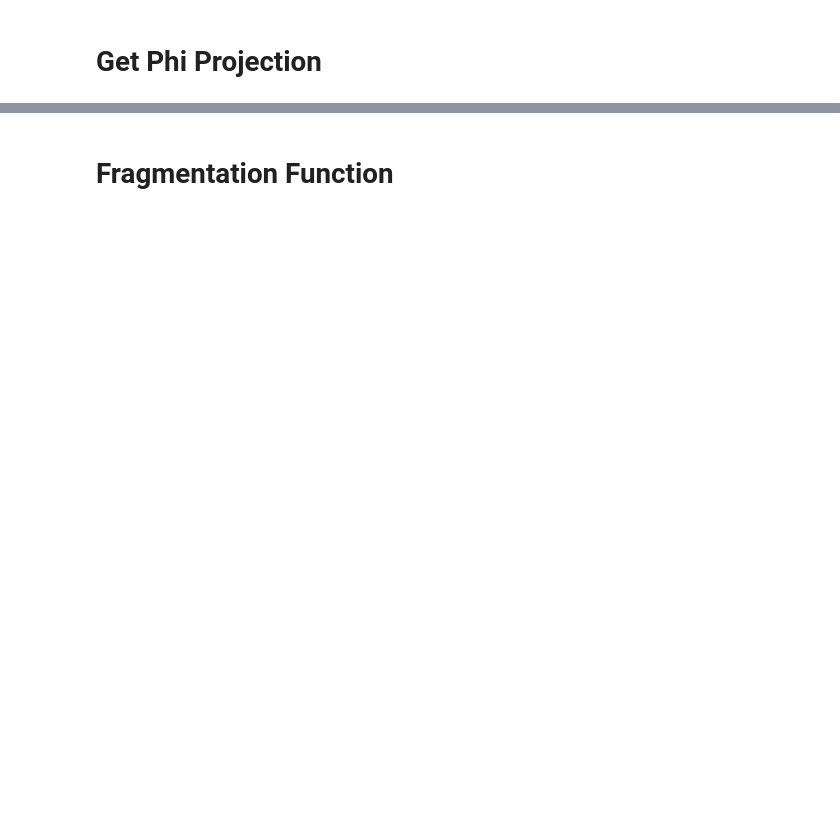
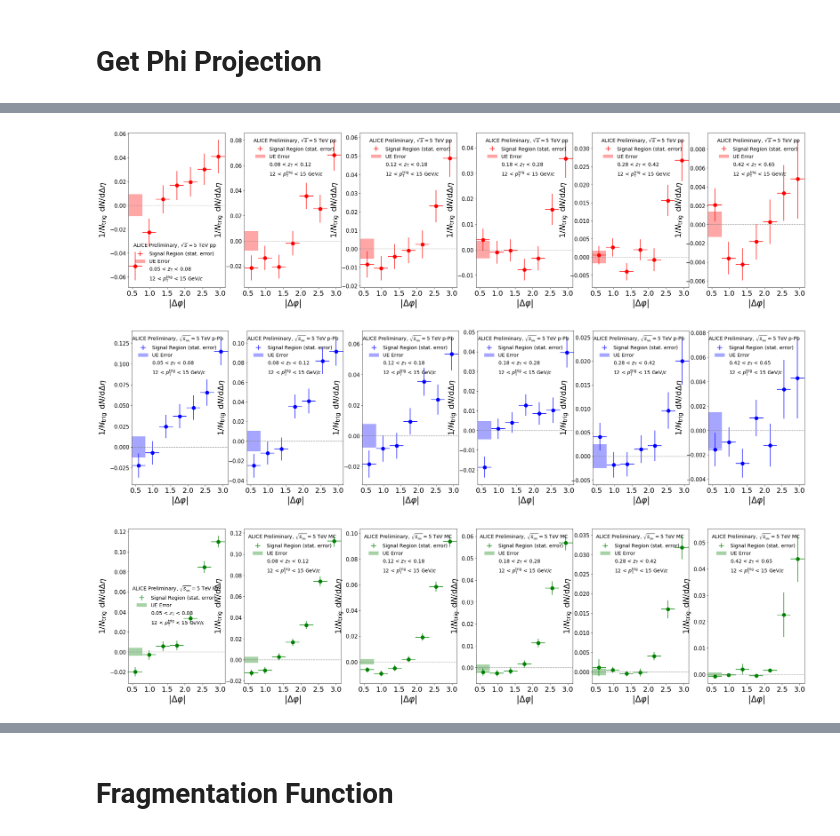
Before and after one commit to miguelignacio/CorrelationAnalysis, a Jupyter notebook: NtupleAnalysis/correlation.ipynb, the cells around one changed output, grey strips where cells are left out. Cells and saved outputs as stored; diff of their text form; code cells hidden in the pictures; blank space fills up the shorter version.

```diff
--- a/NtupleAnalysis/correlation.ipynb
+++ b/NtupleAnalysis/correlation.ipynb
@@ -1685,0 +723,9 @@ E_Shower = [0.0,0.0,0.33,0.10,0.06,0.01,0.0]
+# %%
+pp_CSR = (pp_CSR - (1-purity)*pp_CBR)/purity
+pPb_CSR = (pPb_CSR - (1-purity)*pPb_CBR)/purity
+
+pp_CSR_Errors = pp_CSR_Errors/purity
+pPb_CSR_Errors = pPb_CSR_Errors/purity
+
+pp_LE_Error = pp_LE_Error/purity
+pPb_LE_Error = pPb_LE_Error/purity
@@ -1685,0 +753,64 @@ E_Shower = [0.0,0.0,0.33,0.10,0.06,0.01,0.0]
+# %%
+for ztb in range (NzT):
+    Apply_Corrections(pp_CSR[ztb])
+    Apply_Corrections(pp_CSR_Errors[ztb])
+
+    Apply_Corrections(pPb_CSR[ztb])
+    Apply_Corrections(pPb_CSR_Errors[ztb])
+
+    Apply_Corrections(pp_LE_Error[ztb])
+    Apply_Corrections(pPb_LE_Error[ztb])
+# %%
+for sys,ifile in zip(Systems,Files):
+
+    SYS=sys
+
+    if (sys == "p-Pb"):
+        SYS = "pPb" #can't have -
+        sys_color = 'blue'
+    elif(sys == "pp"):
+        sys_color = 'red'
+    elif(sys == "MC"):
+         sys_color = 'green'
+
+
+    fig = plt.figure(figsize=(34,8))
+    for ipt in range (3):
+        if (ipt > 0): continue
+        ipt = ipt+2
+        for izt in range (zT_offset,NzT+zT_offset):
+            ztb = izt-zT_offset
+
+            if (NzT == 4):
+                ax = fig.add_subplot(1,4,(ztb+1))
+            elif (NzT == 6):
+                ax = fig.add_subplot(1,6,(ztb+1))
+
+            ax.plot(delta_phi_centers,vars()["%s_CSR"%(SYS)][ztb],'bo',color=sys_color,ms=10)
+            s_plot = ax.errorbar(delta_phi_centers,vars()["%s_CSR"%(SYS)][ztb],xerr=phi_width,
+                yerr=vars()["%s_CSR_Errors"%(SYS)][ztb],fmt=None,ecolor=sys_color,label='Signal Region (stat. error)')
+            UE_Band = ax.fill_between(ue_error_bar,-vars()["%s_LE_Error"%(SYS)][ztb],vars()["%s_LE_Error"%(SYS)][ztb],facecolor=sys_color,alpha=0.35)
+            plt.axhline(y=0,color='gray',linestyle='--',linewidth=1.3,alpha=0.8)
+
+
+            plt.xlabel(r'|$\Delta \varphi$|',fontsize=fsize+4)
+            plt.xticks(fontsize=(fsize))
+            plt.xlim((0.39269908169872414,3.14159))
+            plt.ylabel(r'$1/N_{\mathrm{trig}} \: \: \mathrm{d}N/\mathrm{d}\Delta\eta$',fontsize=fsize+2)
+            #plt.ylim((0,1.2*max(Sig_LE_Phi_Array)))
+            empt, = ax.plot([], [], ' ')
+            empt2, = ax.plot([],[],' ')
+            plt.yticks(fontsize=fsize-5)
+
+            leg = ax.legend([s_plot,UE_Band,empt,empt2],['Signal Region (stat. error)',"UE Error",r'%1.2f < $z_\mathrm{T}$ < %1.2f'
+                %(zTbins[izt],zTbins[izt+1]),r'%1.0f < $p_\mathrm{T}^{\mathrm{trig}}$ < %1.0f GeV/$c$'%(pTbins[ipt],pTbins[ipt+1])],
+                loc='best',title = "Alice Preliminary %s 5 TeV",fontsize=14,frameon=False,numpoints=1)
+            if (sys == 'pp'):
+                leg.set_title("ALICE Preliminary, $\sqrt{s}=$5 TeV %s"%(sys))
+            else:
+                leg.set_title("ALICE Preliminary, $\sqrt{s_{\mathrm{_{NN}}}}=$5 TeV %s"%(sys))
+            plt.setp(leg.get_title(),fontsize=14)
+# %% [output]
+[figure, added]
+[figure, added]
+[figure, added]
```
Also changed, not shown: parts of 147 cells of this notebook, 1 other file.
